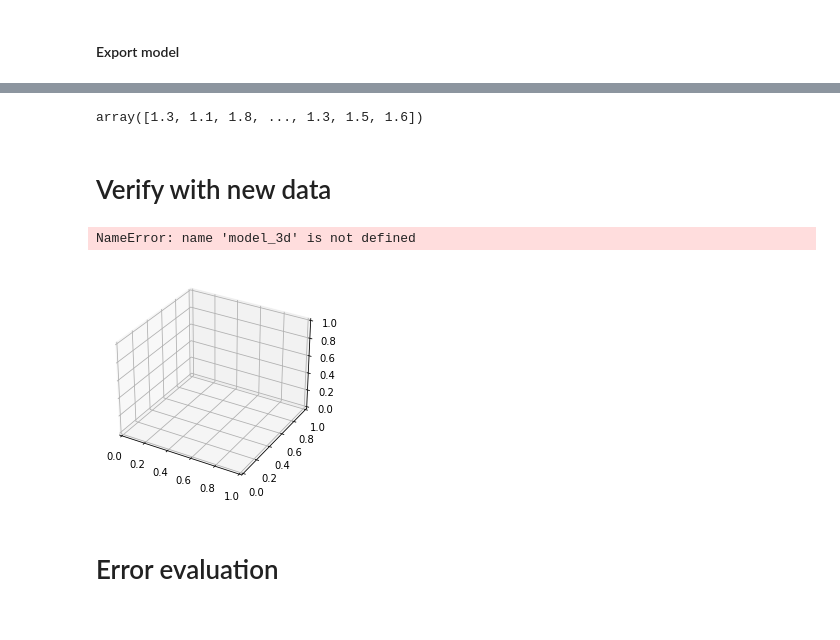
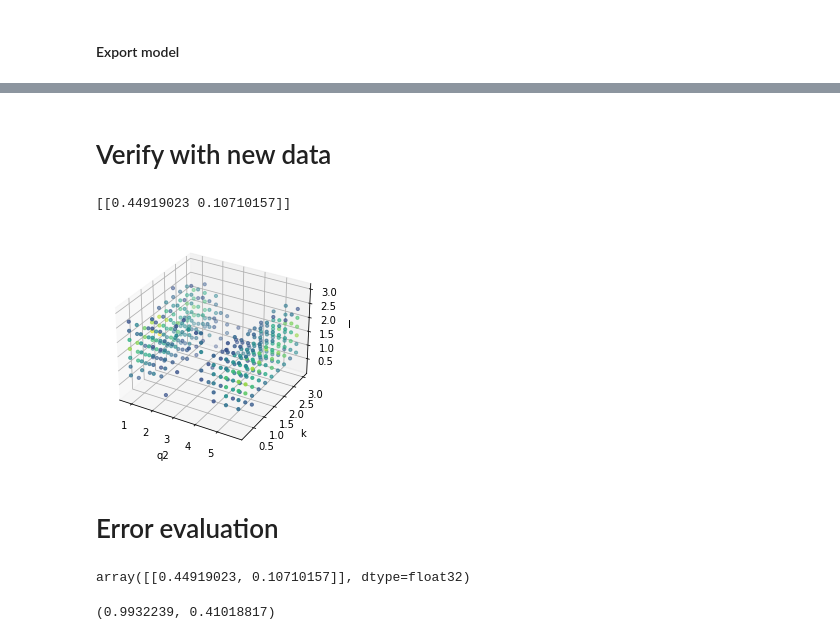
Before and after one commit to oskberg/new-physics, a Jupyter notebook: toy_data/wilson_regression/binned_regression.ipynb, the cells around one changed output, grey strips where cells are left out. Saved outputs shown, nothing was run; the diff lists cells and outputs as text; code cells hidden in the pictures.

```diff
--- a/toy_data/wilson_regression/binned_regression.ipynb
+++ b/toy_data/wilson_regression/binned_regression.ipynb
@@ -35,7 +36,7 @@ X_test = X_test.reshape(X_test.shape[0], X_test.shape[1],X_test.shape[2], X_test
 # %%
 n_bins = 10
 bin_edges_ql = [
-    np.linspace(0.5, 2, n_bins+1),           # q2
+    np.linspace(0.5, 6, n_bins+1),           # q2
     np.linspace(0, np.pi, n_bins+1),         # l
 ]
 bin_edges_kl = [
@@ -43,7 +44,7 @@ bin_edges_kl = [
     np.linspace(0, np.pi, n_bins+1),         # l
 ]
 bin_edges_qkl = [
-    np.linspace(0.5, 2, n_bins+1),           # q2
+    np.linspace(0.5, 6, n_bins+1),           # q2
     np.linspace(0, np.pi, n_bins+1),         # k
     np.linspace(0, np.pi, n_bins+1),         # l
 ]
@@ -108,7 +109,7 @@ history = model_3d.fit(
     y_train,
     # batch_size=10,
     epochs=10,
-    # validation_data=(x_test, y_test)
+    validation_data=(X_test, y_test)
 )
 # %% [output]
 Epoch 1/10
@@ -239,28 +230,27 @@ xxx_train, xxx_test, yyy_train, yyy_test = train_test_split(xxx, yyy)
-# %%
-yyy
-# %% [output]
-array([1.3, 1.1, 1.8, ..., 1.3, 1.5, 1.6])
 # %% [markdown]
 # Verify with new data
 # %%
 sample_path = '/Users/oskar/MSci/new-physics/toy_data/flavio_tests/data/'
-sample_filename = 'toy_data_c9_0.43_c10_0.17_2022_1_16_0.csv'
-sample = pd.read_csv(sample_path + sample_filename, index_col=0)
+# sample_filename = 'toy_data_c9_0.43_c10_0.17_2022_1_16_0.csv'
+# sample_filename = '../../data_generation/data/datasets/toy_data_c9_1.0_c10_-2.0_2022_1_31_0.csv'
+# sample_filename = '../../data_generation/data/datasets/toy_data_c9_1.0_c10_1.5_2022_1_31_0.csv'
+sample_filename = '../../data_generation/data/datasets/toy_data_c9_1.0_c10_0.5_2022_1_31_0.csv'
+sample = pd.read_csv(sample_path + sample_filename)
 
-sample_path = '/Users/oskar/MSci/new-physics/toy_data/wilson_regression/data/'
-sample_filename_sm = 'low_q_with_weights.csv'
-sample_sm = pd.read_csv(sample_path + sample_filename_sm)
+# sample_path = '/Users/oskar/MSci/new-physics/toy_data/wilson_regression/data/'
+# sample_filename_sm = 'low_q_with_weights.csv'
+# sample_sm = pd.read_csv(sample_path + sample_filename_sm)
 # %%
 n_bins = 10
 
 bin_edges_qkl = [
-    np.linspace(0.5, 2, n_bins+1),           # q2
+    np.linspace(0.5, 6, n_bins+1),           # q2
     np.linspace(0, np.pi, n_bins+1),         # k
     np.linspace(0, np.pi, n_bins+1),         # l
 ]
 
 values_3d_qkl, _ = np.histogramdd(
-    sample_sm[['q2', 'k', 'l']].values[:5000],
+    sample[['q2', 'k', 'l']].sample(10000).values,
     bins=bin_edges_qkl,
     # weights=sample_sm['scenario_8_w'].iloc[:5000],
     density=True
@@ -268,23 +258,23 @@ values_3d_qkl, _ = np.histogramdd(
 # %%
 fig = plt.figure()
 ax = fig.add_subplot(projection='3d')
 
 ex_grid = values_3d_qkl
 # ex_grid = qkl_histograms_reserved[]
 
 # print(qkl_coefficients_reserved[])
 
 print(model_3d.predict(np.array([ex_grid.reshape(10,10,10,1)])))
 
-ax.scatter(x, y, z, c = ex_grid, s=np.where(ex_grid > 10e-2, 10, 0))
+ax.scatter(x, y, z, c = ex_grid, s=np.where(ex_grid > 2e-2, 10, 0))
 ax.set_xlabel('q2')
 ax.set_ylabel('k')
 ax.set_zlabel('l')
 
 fig.show()
 # %% [output]
-NameError: name 'model_3d' is not defined
+[[0.44919023 0.10710157]]
-[figure, old version]
+[figure, new version]
 # %% [markdown]
 # Error evaluation
 # %%
@@ -297,12 +287,14 @@ bin_edges_qkl = [
 ]
 
 values_3d_qkl, _ = np.histogramdd(
-    sample_sm[['q2', 'k', 'l']].values[:5000],
+    sample[['q2', 'k', 'l']].values[:5000],
     bins=bin_edges_qkl,
     # weights=sample_sm['scenario_8_w'].iloc[:5000],
     density=True
 )
 
 model_3d.predict(np.array([ex_grid.reshape(10,10,10,1)]))
+# %% [output]
+array([[0.44919023, 0.10710157]], dtype=float32)
 # %%
 n_bins = 10
@@ -332,3 +324,7 @@ for _ in range(error_samples):
     predictions.append(error_prediction[0])
 
 predictions = np.array(predictions)
+# %%
+predictions[:,0].mean(), predictions[:,1].mean()
+# %% [output]
+(0.9932239, 0.41018817)
```
Also changed, not shown: parts of 16 cells of this notebook, 3 other files.
